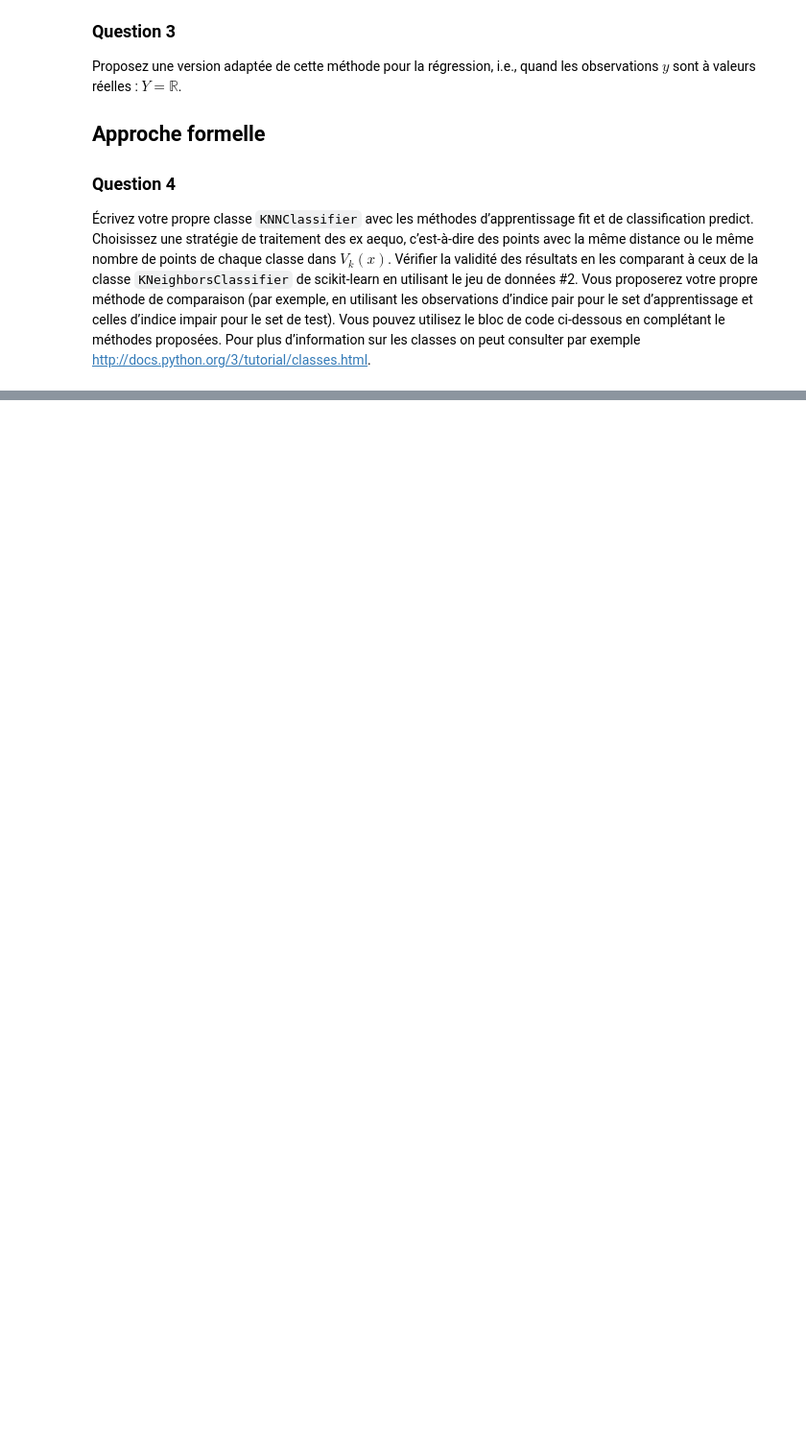
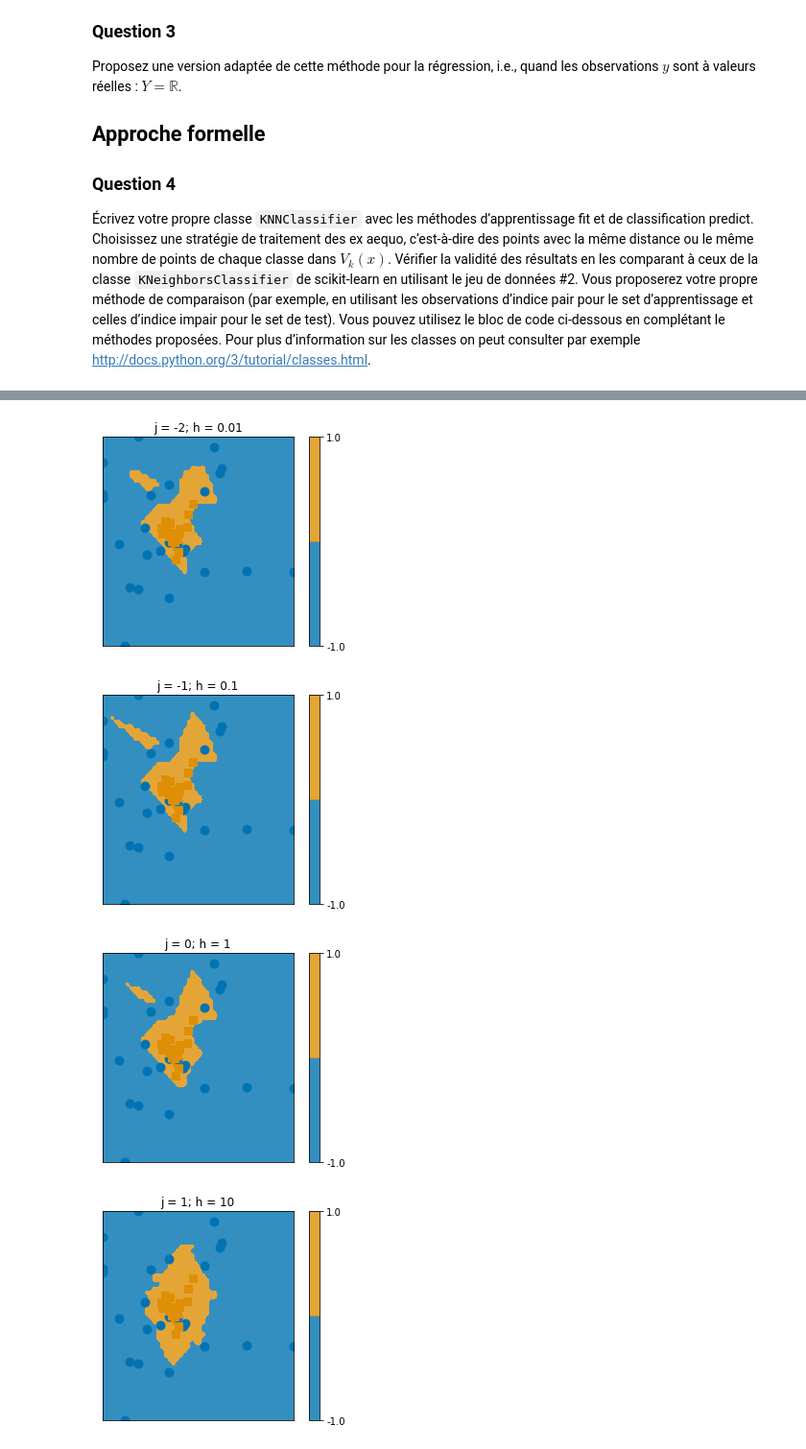
Before and after one commit to tbinetruy/Telecom-MDI-343, a Jupyter notebook: TP2/TP2.ipynb, the cells around one changed output, grey strips where cells are left out. Shown at 96% size. Saved outputs shown, nothing was run; the diff lists cells and outputs as text; code cells hidden in the pictures; blank space fills up the shorter version.

```diff
--- a/TP2/TP2.ipynb
+++ b/TP2/TP2.ipynb
@@ -153,9 +138,0 @@ print(my_preds - scikit_preds)
-# %%
-#
-
-a = np.array([[0], [1], [2], [3]])
-b = np.array([0, 0, 1, 1])
-X_train, y_train, X_test, y_test = split_data(X2, y2)
-neigh = KNeighborsClassifier(n_neighbors=3)
-neigh.fit(X_train, y_train)
-neigh.predict([X_test[1]])
@@ -190,0 +228,35 @@ tpknn.frontiere_new(f4, X4, y4)
+# %%
+from typing import List, Callable
+
+def create_get_weight(h: int) -> Callable[[List[float]], List[float]]:
+    def get_weights(distances: List[float]) -> List[float]:
+        return [np.exp(-d**2/h) for d in distances]
+    return get_weights
+
+def get_f(h, k, X, y):
+    def f(vec):
+        scikit_knn = KNeighborsClassifier(n_neighbors=k, weights=create_get_weight(h)).fit(X, y)
+        return scikit_knn.predict(vec.reshape(1, -1))
+    return f
+
+def q7():
+    k = 7
+    js = [-2, -1, 0, 1, 2]
+    hs = [10**j for j in js]
+    X_train, y_train, X_test, y_test = split_data(X2, y2)
+
+    i = 0
+    for h in hs:
+        plt.figure(i)
+        j = js[i]
+        plt.title(f"j = {j}; h = {h}")
+        i += 1
+        f = get_f(h, k, X_train, y_train)
+        tpknn.frontiere_new(f, X_test, y_test)
+# %%
+q7()
+# %% [output]
+[figure, added]
+[figure, added]
+[figure, added]
+[figure, added]
```
Also changed, not shown: parts of 20 cells of this notebook.
